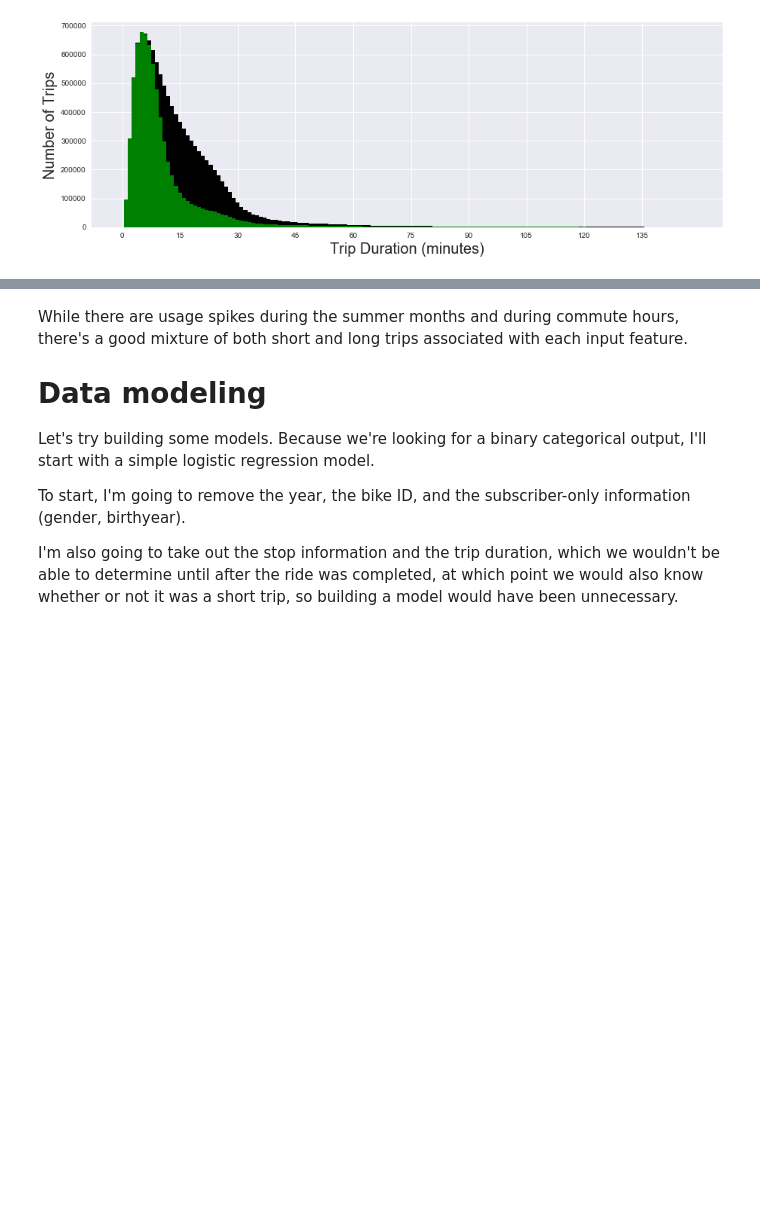
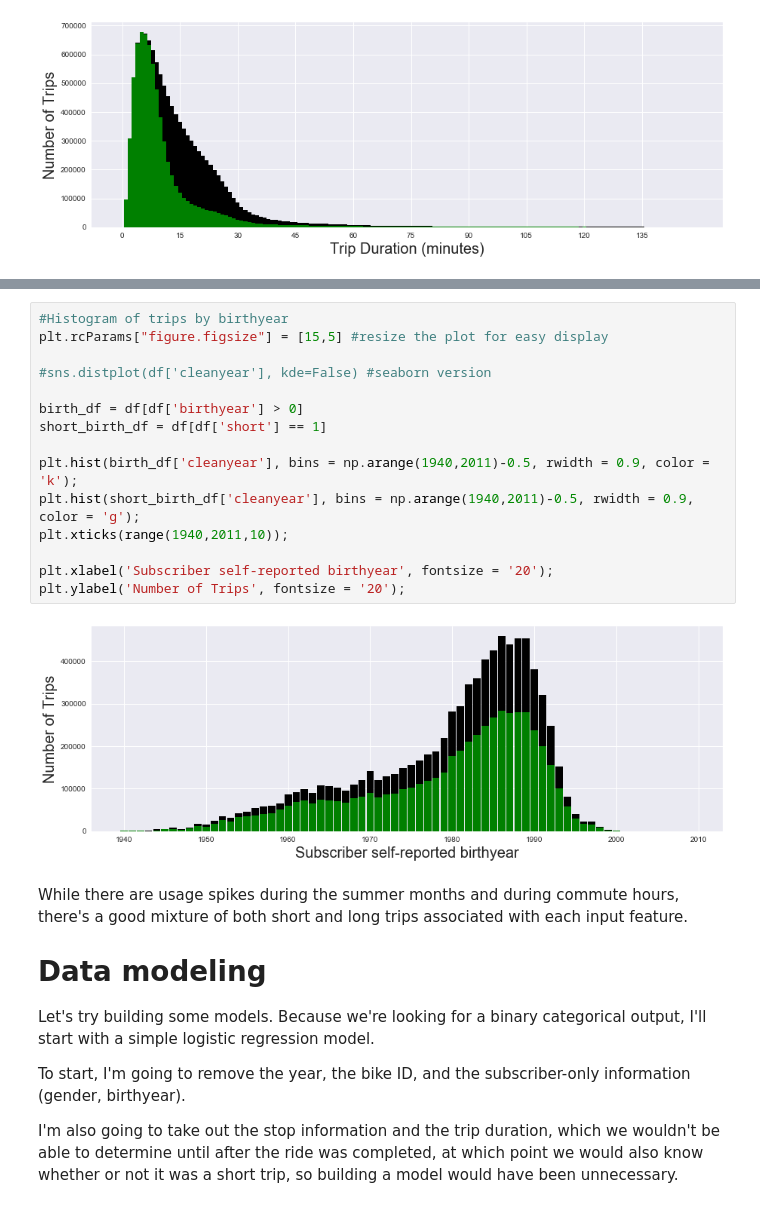
Before and after one commit to AlanAu/data-challenges, a Jupyter notebook: Alan Au - Divvy.ipynb, the cells around one changed output, grey strips where cells are left out. Cells and saved outputs as stored; diff of their text form; blank space fills up the shorter version.

```diff
--- a/Alan Au - Divvy.ipynb
+++ b/Alan Au - Divvy.ipynb
@@ -522,3 +537,20 @@ TypeError: '<=' not supported between instances of 'float' and 'str'
+# %%
+#Histogram of trips by birthyear
+plt.rcParams["figure.figsize"] = [15,5] #resize the plot for easy display
+
+#sns.distplot(df['cleanyear'], kde=False) #seaborn version
+
+birth_df = df[df['birthyear'] > 0]
+short_birth_df = df[df['short'] == 1]
+
+plt.hist(birth_df['cleanyear'], bins = np.arange(1940,2011)-0.5, rwidth = 0.9, color = 'k');
+plt.hist(short_birth_df['cleanyear'], bins = np.arange(1940,2011)-0.5, rwidth = 0.9, color = 'g');
+plt.xticks(range(1940,2011,10));
+
+plt.xlabel('Subscriber self-reported birthyear', fontsize = '20');
+plt.ylabel('Number of Trips', fontsize = '20');
+# %% [output]
+[figure, added]
 # %% [markdown]
 While there are usage spikes during the summer months and during commute hours, there's a good mixture of both short and long trips associated with each input feature.
 
```
Also changed, not shown: parts of 14 cells of this notebook.
